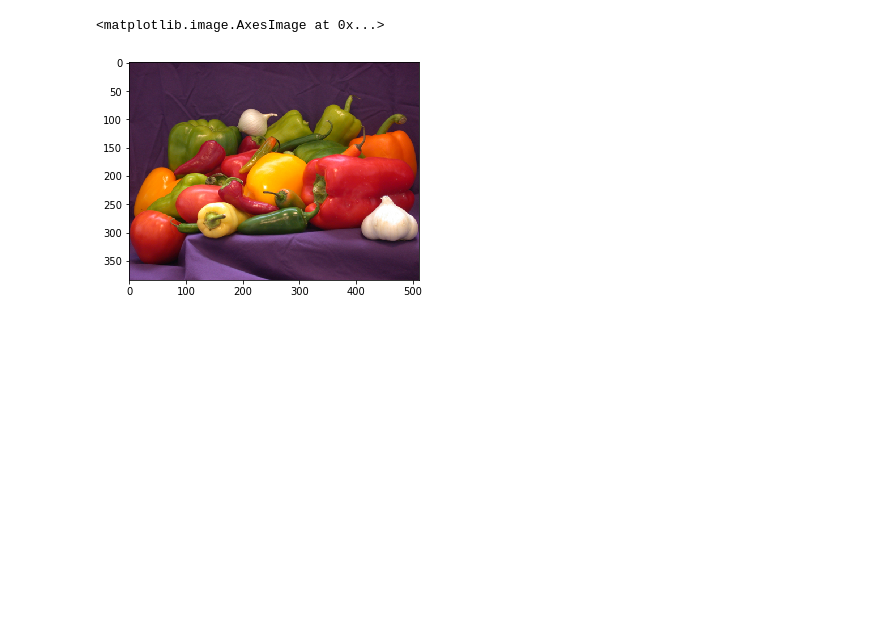
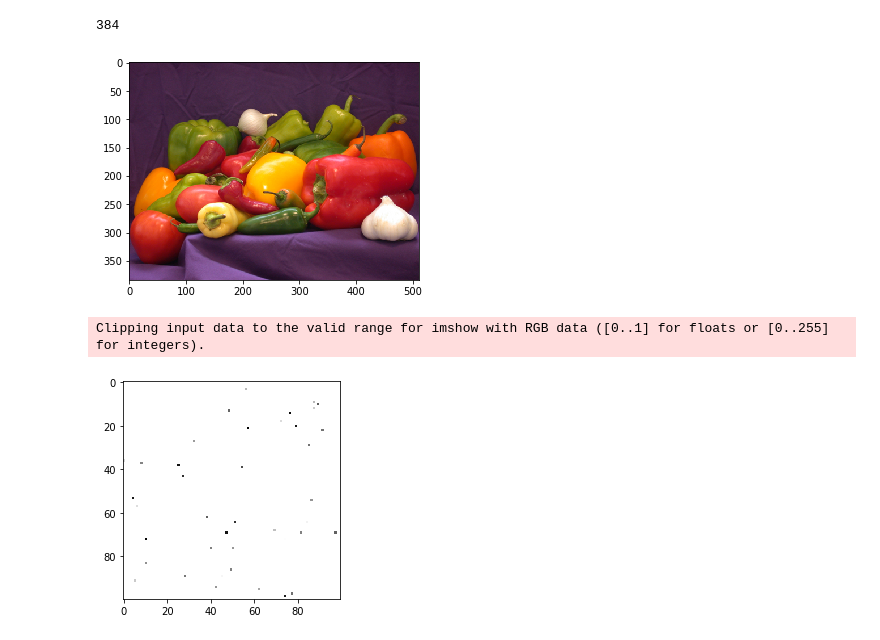
Before and after one commit to cmhdm/imgui-viewer-py, a Jupyter notebook: ImguiTest02.ipynb, the cells around one changed output. Saved outputs shown, nothing was run; the diff lists cells and outputs as text; code cells hidden in the pictures; blank space fills up the shorter version.

```diff
--- a/ImguiTest02.ipynb
+++ b/ImguiTest02.ipynb
@@ -2,8 +2,9 @@
 from matplotlib import pyplot as plt
 peppersImg = plt.imread('Assets\Exercise_01_Peppers.png')
 plt.imshow(peppersImg)
+print(peppersImg.shape[0])
 # %% [output]
-<matplotlib.image.AxesImage at 0x...>
+384
 [figure]
 # %%
 #from pyglet import image
@@ -22,2 +23,50 @@ def on_draw():
 
 pyglet.app.run()
+# %%
+import numpy as np
+#Converting from Numpy to Pyglet
+
+peppersImg
+matrix = peppersImg
+matrix255=matrix*255
+matrix4pyglet=np.dstack((label255,label255,label255))
+
+height = peppersImg.shape[0]
+width = peppersImg.shape[1]
+
+image_data = matrix4pyglet.data.__str__()
+image = pyglet.image.ImageData(width, height, 'RGB', image_data)
+
+window = pyglet.window.Window(width, height)
+
+@window.event
+def on_draw():
+    image.blit(0,0)
+
+pyglet.app.run()
+# %%
+#Test von Stackoverflow, ergibt ein für Pyglet lesbares "Bild"
+
+label1 = np.empty([100,100,3])
+label1[:,:,0] = label * 255            # value range of label is [0,1]
+label1[:,:,1] = label * 255
+label1[:,:,2] = label * 255
+image_data = label1.data.__str__()
+image1 = pyglet.image.ImageData(100, 100, 'RGB', image_data, -100*3)
+
+plt.imshow(label1)
+
+imageOut = image1.get_image_data()
+height = image1.height
+width = image1.width
+
+window = pyglet.window.Window(width, height)
+
+@window.event
+def on_draw():
+    imageOut.blit(0,0)
+
+pyglet.app.run()
+# %% [output]
+Clipping input data to the valid range for imshow with RGB data ([0..1] for floats or [0..255] for integers).
+[figure, added]
```
Also changed, not shown: parts of 1 cell of this notebook.
